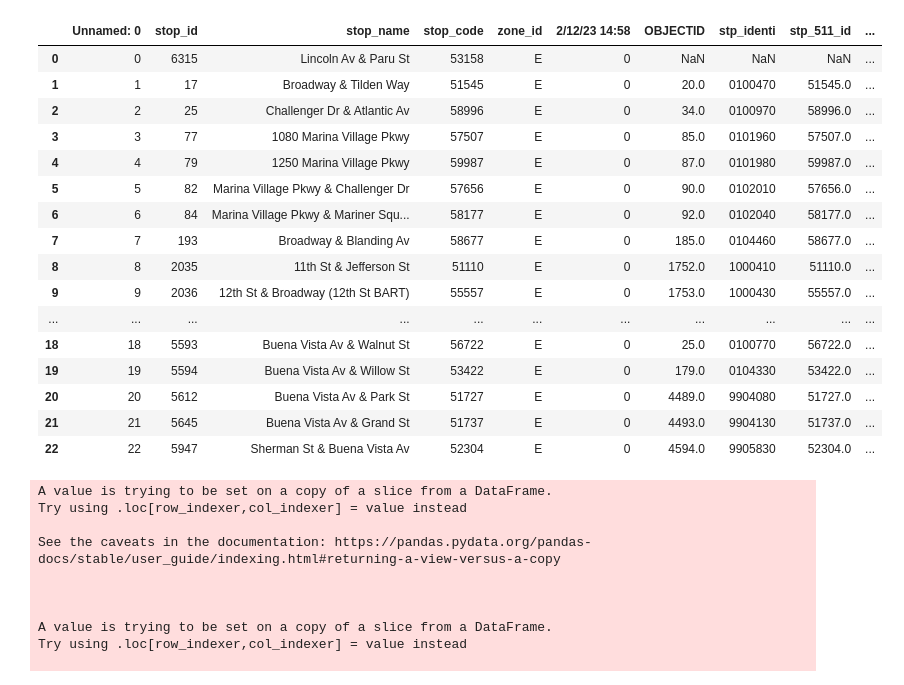
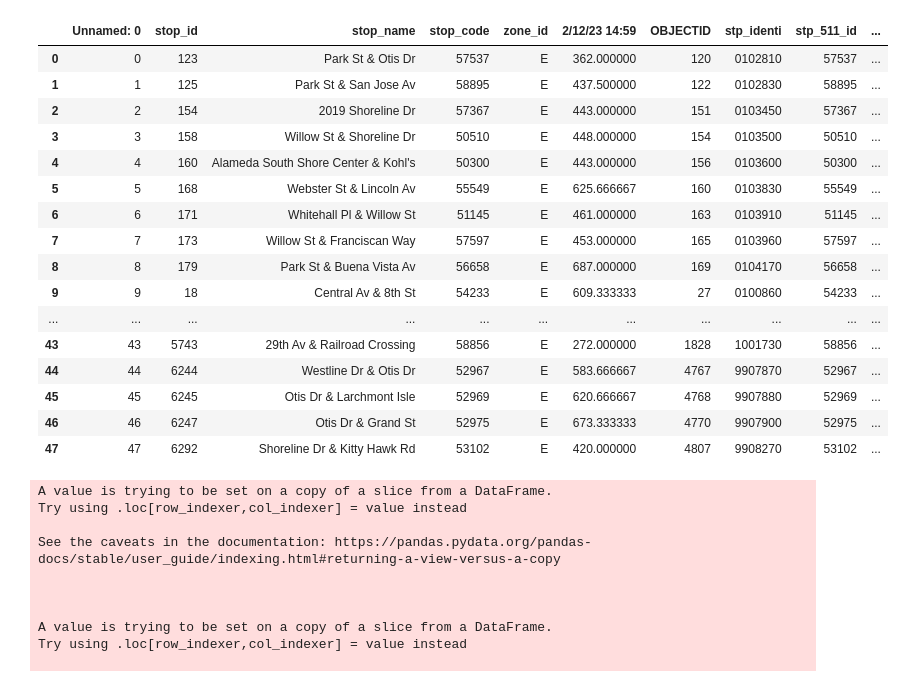
Before and after one commit to pkkapshikar/real-time-info, a Jupyter notebook: group_assignments/week5/average-delays-over-5-min/average-delays-over-5-min.ipynb, the cells around one changed output. Cells and saved outputs as stored; diff of their text form; code cells hidden in the pictures.

```diff
--- a/group_assignments/week5/average-delays-over-5-min/average-delays-over-5-min.ipynb
+++ b/group_assignments/week5/average-delays-over-5-min/average-delays-over-5-min.ipynb
@@ -16,25 +16,25 @@ joined_geom_data_19 = delays_19.merge(shp_file, left_on='stop_code', right_on='s
 joined_geom_data_20 = delays_20.merge(shp_file, left_on='stop_code', right_on='stp_511_id', how = 'left')
 joined_geom_data_51A = delays_51A.merge(shp_file, left_on='stop_code', right_on='stp_511_id', how = 'left')
 # %%
-joined_geom_data_19
+joined_geom_data_20
 # %% [output]
-|  | Unnamed: 0 | stop_id | stop_name | stop_code | zone_id | 2/12/23 14:58 | OBJECTID | stp_identi | stp_511_id | ... |
-| 0 | 0 | 6315 | Lincoln Av & Paru St | 53158 | E | 0 | NaN | NaN | NaN | ... |
-| 1 | 1 | 17 | Broadway & Tilden Way | 51545 | E | 0 | 20.0 | 0100470 | 51545.0 | ... |
-| 2 | 2 | 25 | Challenger Dr & Atlantic Av | 58996 | E | 0 | 34.0 | 0100970 | 58996.0 | ... |
-| 3 | 3 | 77 | 1080 Marina Village Pkwy | 57507 | E | 0 | 85.0 | 0101960 | 57507.0 | ... |
-| 4 | 4 | 79 | 1250 Marina Village Pkwy | 59987 | E | 0 | 87.0 | 0101980 | 59987.0 | ... |
-| 5 | 5 | 82 | Marina Village Pkwy & Challenger Dr | 57656 | E | 0 | 90.0 | 0102010 | 57656.0 | ... |
-| 6 | 6 | 84 | Marina Village Pkwy & Mariner Squ... | 58177 | E | 0 | 92.0 | 0102040 | 58177.0 | ... |
-| 7 | 7 | 193 | Broadway & Blanding Av | 58677 | E | 0 | 185.0 | 0104460 | 58677.0 | ... |
-| 8 | 8 | 2035 | 11th St & Jefferson St | 51110 | E | 0 | 1752.0 | 1000410 | 51110.0 | ... |
-| 9 | 9 | 2036 | 12th St & Broadway (12th St BART) | 55557 | E | 0 | 1753.0 | 1000430 | 55557.0 | ... |
+|  | Unnamed: 0 | stop_id | stop_name | stop_code | zone_id | 2/12/23 14:59 | OBJECTID | stp_identi | stp_511_id | ... |
+| 0 | 0 | 123 | Park St & Otis Dr | 57537 | E | 362.000000 | 120 | 0102810 | 57537 | ... |
+| 1 | 1 | 125 | Park St & San Jose Av | 58895 | E | 437.500000 | 122 | 0102830 | 58895 | ... |
+| 2 | 2 | 154 | 2019 Shoreline Dr | 57367 | E | 443.000000 | 151 | 0103450 | 57367 | ... |
+| 3 | 3 | 158 | Willow St & Shoreline Dr | 50510 | E | 448.000000 | 154 | 0103500 | 50510 | ... |
+| 4 | 4 | 160 | Alameda South Shore Center & Kohl's | 50300 | E | 443.000000 | 156 | 0103600 | 50300 | ... |
+| 5 | 5 | 168 | Webster St & Lincoln Av | 55549 | E | 625.666667 | 160 | 0103830 | 55549 | ... |
+| 6 | 6 | 171 | Whitehall Pl & Willow St | 51145 | E | 461.000000 | 163 | 0103910 | 51145 | ... |
+| 7 | 7 | 173 | Willow St & Franciscan Way | 57597 | E | 453.000000 | 165 | 0103960 | 57597 | ... |
+| 8 | 8 | 179 | Park St & Buena Vista Av | 56658 | E | 687.000000 | 169 | 0104170 | 56658 | ... |
+| 9 | 9 | 18 | Central Av & 8th St | 54233 | E | 609.333333 | 27 | 0100860 | 54233 | ... |
 | ... | ... | ... | ... | ... | ... | ... | ... | ... | ... | ... |
-| 18 | 18 | 5593 | Buena Vista Av & Walnut St | 56722 | E | 0 | 25.0 | 0100770 | 56722.0 | ... |
-| 19 | 19 | 5594 | Buena Vista Av & Willow St | 53422 | E | 0 | 179.0 | 0104330 | 53422.0 | ... |
-| 20 | 20 | 5612 | Buena Vista Av & Park St | 51727 | E | 0 | 4489.0 | 9904080 | 51727.0 | ... |
-| 21 | 21 | 5645 | Buena Vista Av & Grand St | 51737 | E | 0 | 4493.0 | 9904130 | 51737.0 | ... |
-| 22 | 22 | 5947 | Sherman St & Buena Vista Av | 52304 | E | 0 | 4594.0 | 9905830 | 52304.0 | ... |
+| 43 | 43 | 5743 | 29th Av & Railroad Crossing | 58856 | E | 272.000000 | 1828 | 1001730 | 58856 | ... |
+| 44 | 44 | 6244 | Westline Dr & Otis Dr | 52967 | E | 583.666667 | 4767 | 9907870 | 52967 | ... |
+| 45 | 45 | 6245 | Otis Dr & Larchmont Isle | 52969 | E | 620.666667 | 4768 | 9907880 | 52969 | ... |
+| 46 | 46 | 6247 | Otis Dr & Grand St | 52975 | E | 673.333333 | 4770 | 9907900 | 52975 | ... |
+| 47 | 47 | 6292 | Shoreline Dr & Kitty Hawk Rd | 53102 | E | 420.000000 | 4807 | 9908270 | 53102 | ... |
 # %%
 def filter_for_delays(geom_data):
     geom_data = geom_data[geom_data.iloc[:,5] > 300]
```
Also changed, not shown: parts of 3 cells of this notebook.
